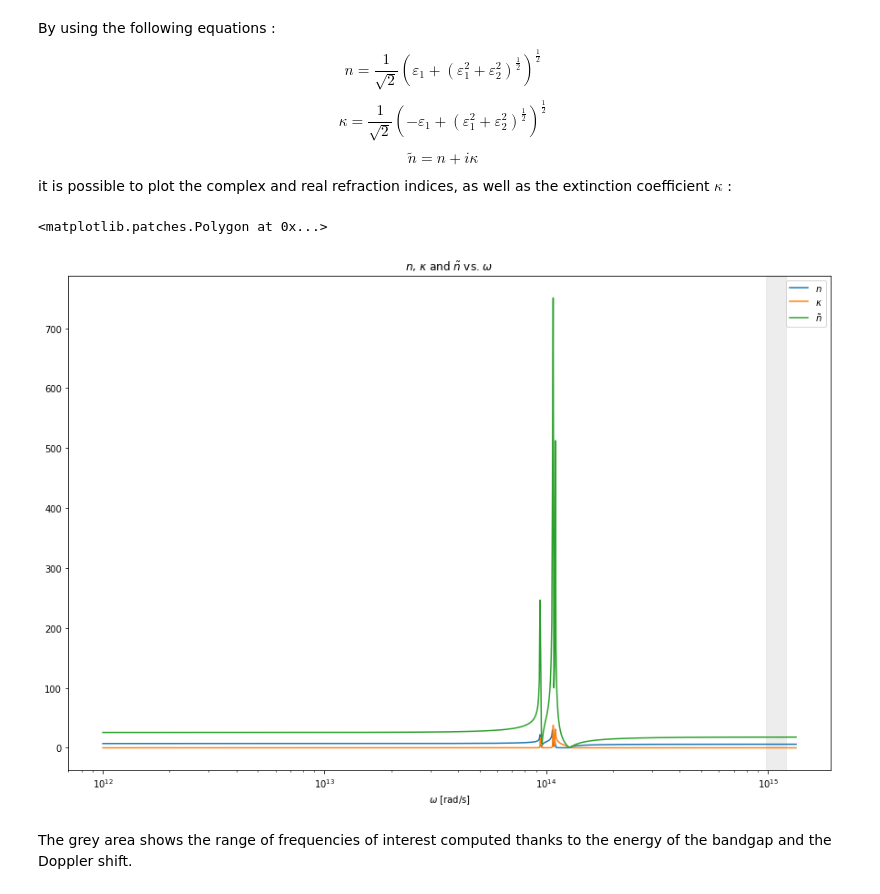
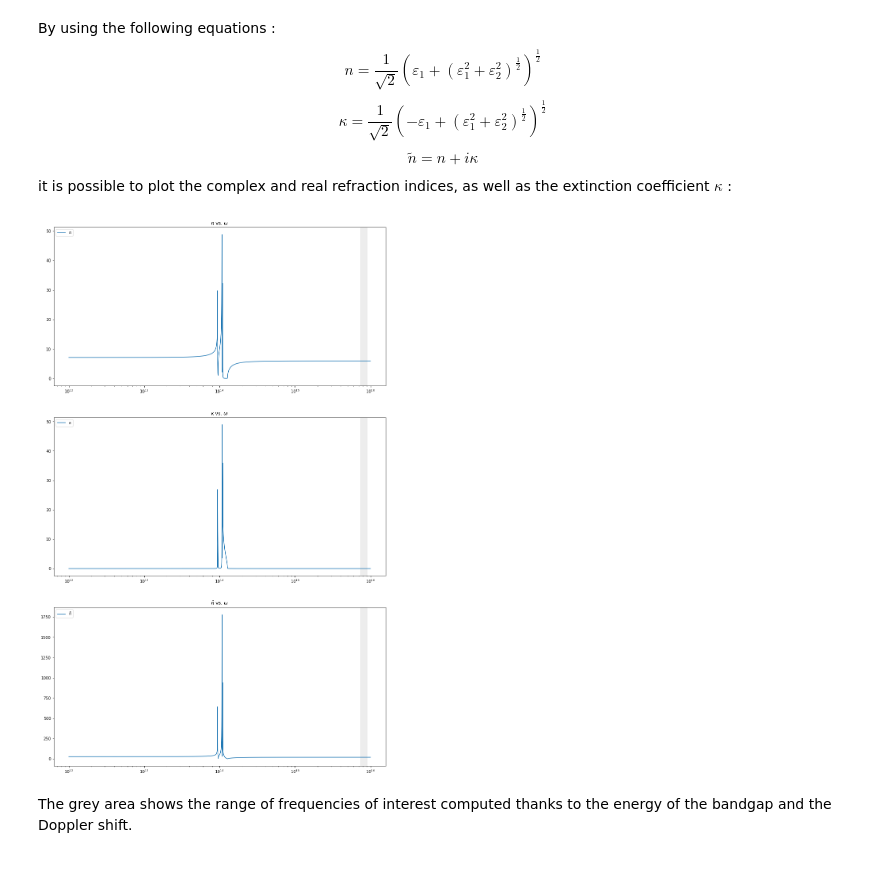
Before and after one commit to idommisse/lmapr2001, a Jupyter notebook: Block2_section1_5.ipynb, the cells around one changed output. Cells and saved outputs as stored; diff of their text form; code cells hidden in the pictures.

Commit message:
add Jonas' data + plot

```diff
--- a/Block2_section1_5.ipynb
+++ b/Block2_section1_5.ipynb
@@ -7,9 +7,9 @@ import matplotlib.pyplot as plt
 The value of $\omega_g$ is retrieved from the previous calculations.
 The $\omega$ range is defined.
 # %%
-omega_g = 1.338e15
+omega_g = 1e16
 stop = np.log10(omega_g)
-omega = np.logspace(12,stop,1000)
+omega = np.logspace(12,stop,6000)
 # %% [markdown]
 The following function is used to determine the modulus of the resulting vector following the 3 spatial components.
 The values used to compute $\varepsilon_\text{iso}$ are then computed.
@@ -66,7 +66,7 @@ gamma = np.array([gamma1,gamma2,gamma3])
 # %% [markdown]
 $\varepsilon_\text{iso}$ is found using $$\varepsilon_\text{iso} = \varepsilon_{\infty}+\sum\limits_n\left(f_n\cdot\dfrac{\omega_{TO,n}^2}{\omega_{TO,n}^2-\omega^2-i\omega\gamma_n}\right)$$
 # %%
-somme = np.zeros(1000,dtype='cdouble')
+somme = np.zeros(6000,dtype='cdouble')
 for i in range(3) :
     somme += f[i]*omegaTO[i]**2/(omegaTO[i]**2-omega**2-(omega*gamma[i])*1j)
 epsilonIso = epsilonInfinity + somme
@@ -108,23 +111,28 @@ it is possible to plot the complex and real refraction indices, as well as the e
 # %%
 n = 1/(2**(1/2))*(epsilonIsoReal + (epsilonIsoReal**2+epsilonIsoImg**2)**(1/2))**(1/2)
 kappa = 1/(2**(1/2))*(-epsilonIsoReal + (epsilonIsoReal**2+epsilonIsoImg**2)**(1/2))**(1/2)
 ncomp = (n**2 + kappa**2)**1/2
 
-plt.figure(figsize=(15,10))
-plt.plot(omega,n,label=r'$n$')
-plt.plot(omega,kappa,label=r'$\kappa$')
-plt.plot(omega,ncomp,label=r'$\tilde{n}$')
-plt.legend()
-plt.xlabel(r'$\omega$ [rad/s]')
-plt.title(r'$n$, $\kappa$ and $\tilde{n}$ vs. $\omega$')
-plt.xscale('log')
-
+fig, axs = plt.subplots(3,1,figsize=(15,25))
+axs[0].plot(omega,n,label=r'$n$')
+axs[0].legend()
+axs[0].set_title(r'$n$ vs. $\omega$')
+axs[0].set_xscale('log')
+axs[1].plot(omega,kappa,label=r'$\kappa$')
+axs[1].legend()
+axs[1].set_title(r'$\kappa$ vs. $\omega$')
+axs[1].set_xscale('log')
+axs[2].plot(omega,ncomp,label=r'$\tilde{n}$')
+axs[2].legend()
+axs[2].set_title(r'$\tilde{n}$ vs. $\omega$')
+axs[2].set_xscale('log')
 inf = 0.9*omega_g*(0.8/1.2)**(1/2)
 upper = 0.9*omega_g
-
-plt.axvspan(inf, upper, alpha=0.5, color='#DDDDDD')
+axs[0].axvspan(inf, upper, alpha=0.5, color='#DDDDDD')
+axs[1].axvspan(inf, upper, alpha=0.5, color='#DDDDDD')
+axs[2].axvspan(inf, upper, alpha=0.5, color='#DDDDDD')
+plt.savefig('refrac.png')
 # %% [output]
-<matplotlib.patches.Polygon at 0x...>
-[figure, old version]
+[figure, new version]
 # %% [markdown]
 The grey area shows the range of frequencies of interest computed thanks to the energy of the bandgap and the Doppler shift.
```
Also changed, not shown: parts of 1 cell of this notebook, 3 other files.
